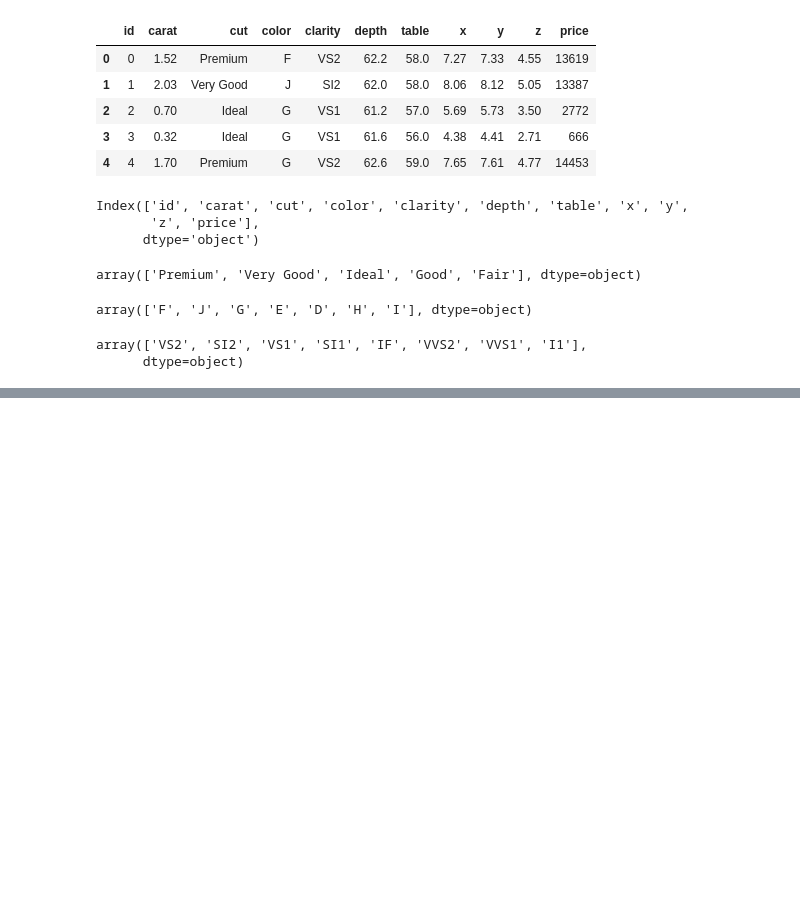
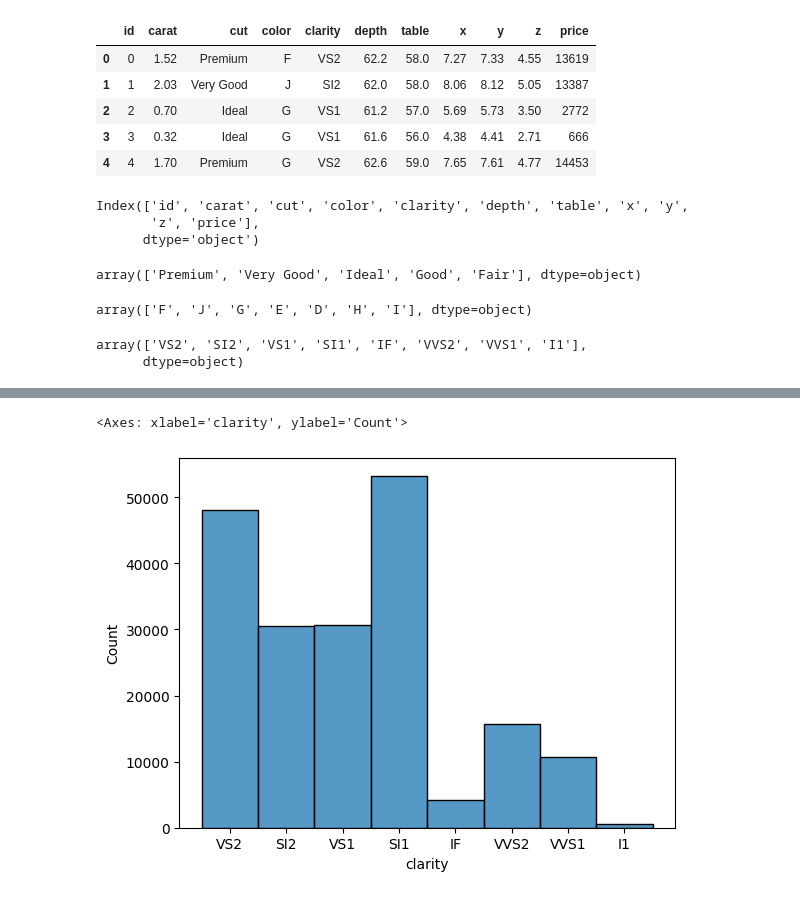
Before and after one commit to abhinaikds/DPP2, a Jupyter notebook: notebooks/research.ipynb, the cells around one changed output, grey strips where cells are left out. Saved outputs shown, nothing was run; the diff lists cells and outputs as text; code cells hidden in the pictures; blank space fills up the shorter version.

```diff
--- a/notebooks/research.ipynb
+++ b/notebooks/research.ipynb
@@ -78,0 +106,5 @@ array(['VS2', 'SI2', 'VS1', 'SI1', 'IF', 'VVS2', 'VVS1', 'I1'],
+# %%
+sns.histplot(df["clarity"])
+# %% [output]
+<Axes: xlabel='clarity', ylabel='Count'>
+[figure, added]
```
Also changed, not shown: parts of 36 cells of this notebook, 1 other file.
